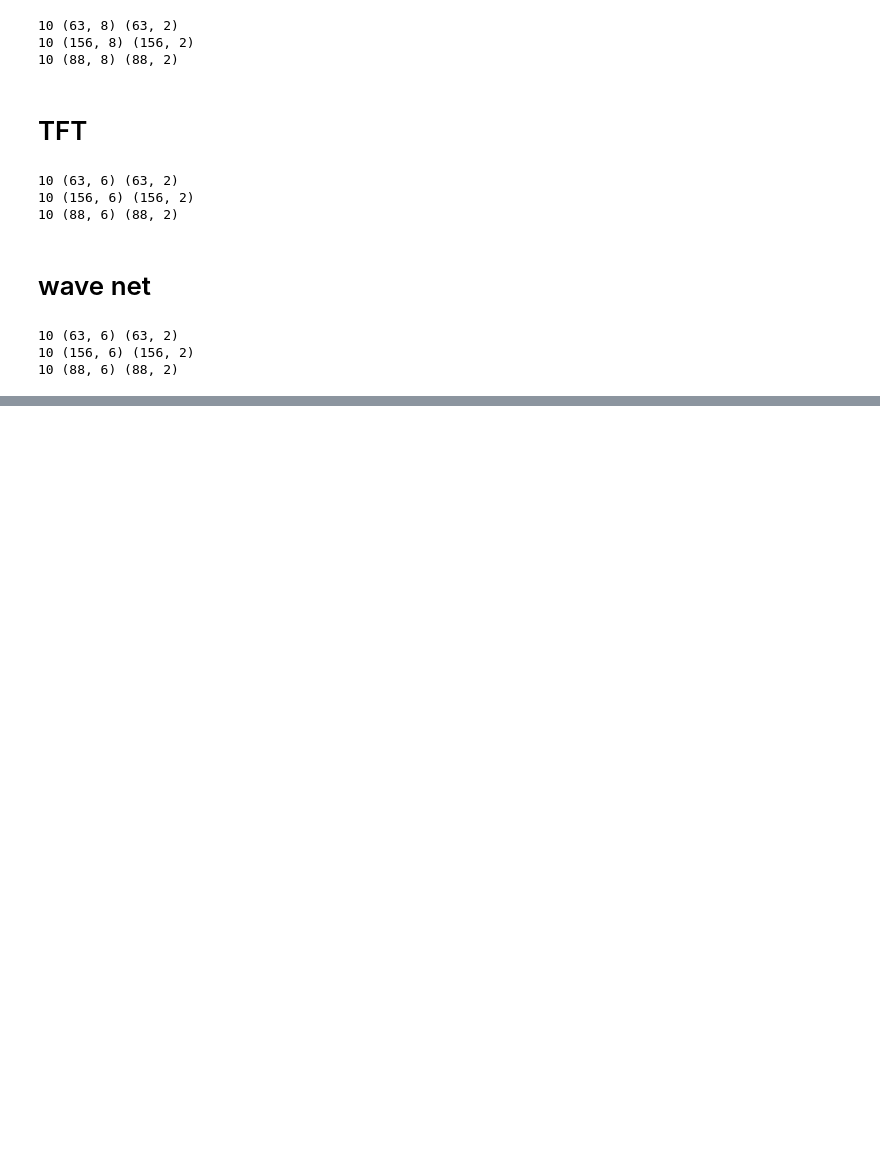
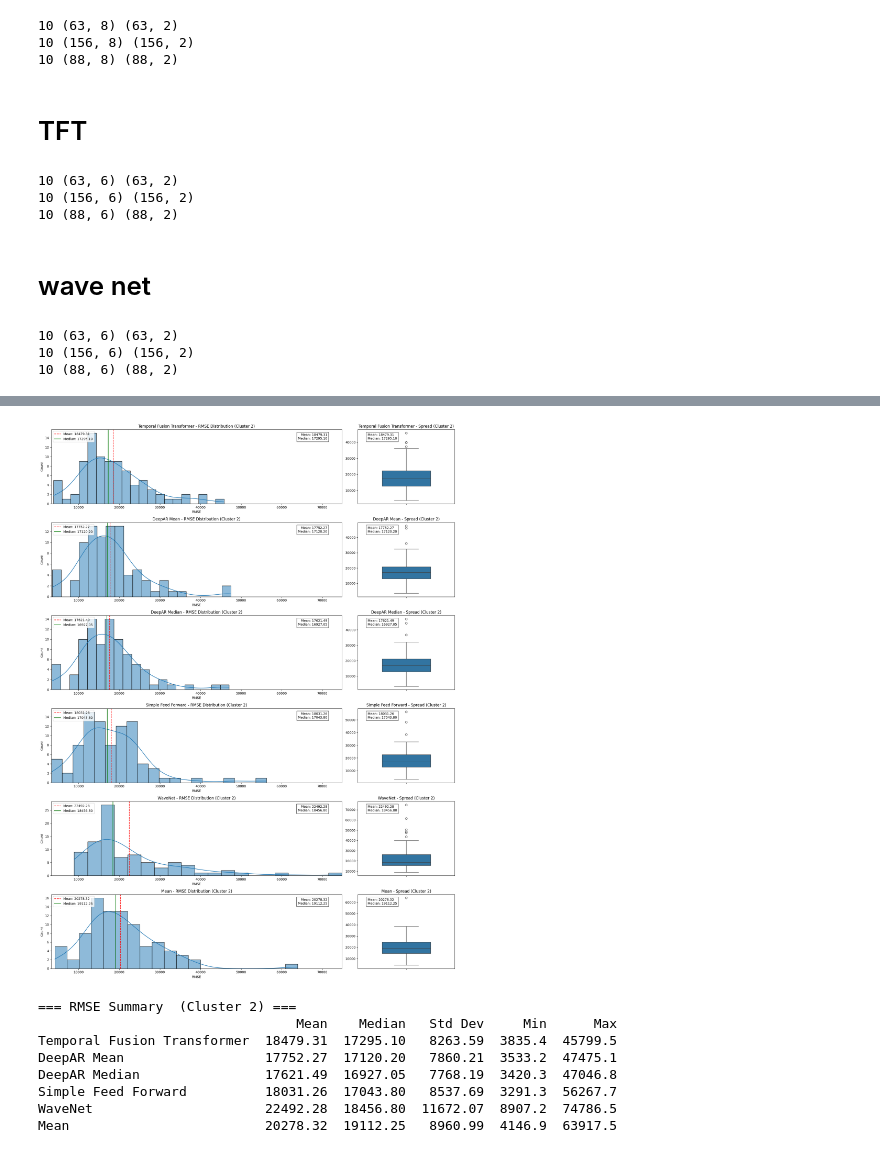
Before and after one commit to SantiagoRomanoOddone/MasterThesis, a Jupyter notebook: metrics/metric_evaluation.ipynb, the cells around one changed output, grey strips where cells are left out. Saved outputs shown, nothing was run; the diff lists cells and outputs as text; code cells hidden in the pictures; blank space fills up the shorter version.

```diff
--- a/metrics/metric_evaluation.ipynb
+++ b/metrics/metric_evaluation.ipynb
@@ -225,0 +303,20 @@ print(wavenet['codigo_barras_sku'].nunique(), wavenet.shape, wavenet[['codigo_ba
+# %%
+model_comparison = compare_6models_hist_boxplot(
+    tft_2, 'Temporal Fusion Transformer',
+    deepar_mean_2, 'DeepAR Mean',
+    deepar_median_2, 'DeepAR Median',
+    sff_2, 'Simple Feed Forward',
+    wavenet_2, 'WaveNet',
+    mean_2, 'Mean',
+    cluster=2
+)
+# %% [output]
+[figure, added]
+=== RMSE Summary  (Cluster 2) ===
+                                 Mean    Median   Std Dev     Min      Max
+Temporal Fusion Transformer  18479.31  17295.10   8263.59  3835.4  45799.5
+DeepAR Mean                  17752.27  17120.20   7860.21  3533.2  47475.1
+DeepAR Median                17621.49  16927.05   7768.19  3420.3  47046.8
+Simple Feed Forward          18031.26  17043.80   8537.69  3291.3  56267.7
+WaveNet                      22492.28  18456.80  11672.07  8907.2  74786.5
+Mean                         20278.32  19112.25   8960.99  4146.9  63917.5
```
Also changed, not shown: parts of 16 cells of this notebook.
